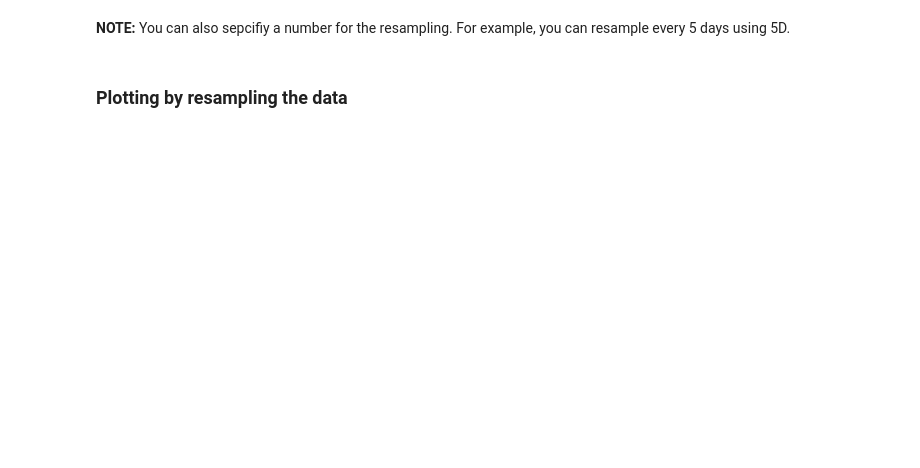
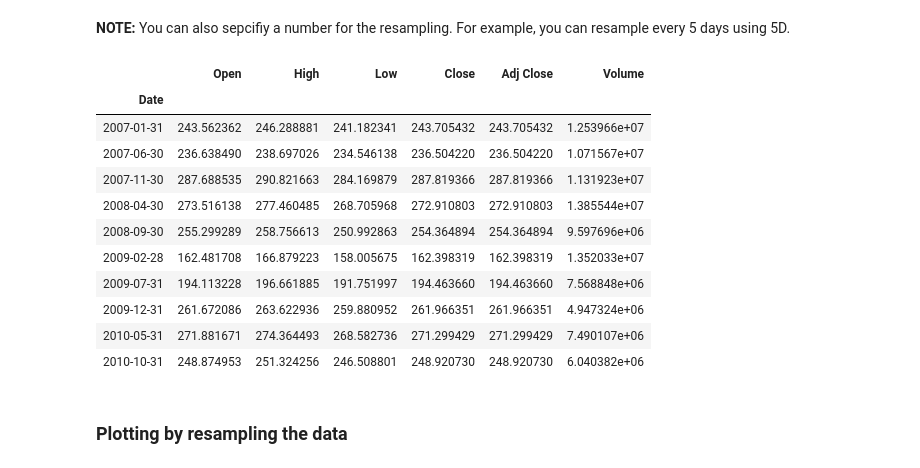
Before and after one commit to jarp/SP22-ITAO, a Jupyter notebook: Class_24_Python_TimeSeries.ipynb, the cells around one changed output. Drawn from its saved outputs; the diff is of its cells as text; code cells hidden in the pictures; blank space fills up the shorter version.

```diff
--- a/Class_24_Python_TimeSeries.ipynb
+++ b/Class_24_Python_TimeSeries.ipynb
@@ -350,7 +609,20 @@ goog.resample('BM').median().head()
 # %% [markdown]
 **NOTE:** You can also sepcifiy a number for the resampling. For example, you can resample every 5 days using 5D.
 # %%
-goog.resample('5D').mean().head(10)
+goog.resample('5M').mean().head(10)
+# %% [output]
+|  | Open | High | Low | Close | Adj Close | Volume |
+| Date |  |  |  |  |  |  |
+| 2007-01-31 | 243.562362 | 246.288881 | 241.182341 | 243.705432 | 243.705432 | 1.253966e+07 |
+| 2007-06-30 | 236.638490 | 238.697026 | 234.546138 | 236.504220 | 236.504220 | 1.071567e+07 |
+| 2007-11-30 | 287.688535 | 290.821663 | 284.169879 | 287.819366 | 287.819366 | 1.131923e+07 |
+| 2008-04-30 | 273.516138 | 277.460485 | 268.705968 | 272.910803 | 272.910803 | 1.385544e+07 |
+| 2008-09-30 | 255.299289 | 258.756613 | 250.992863 | 254.364894 | 254.364894 | 9.597696e+06 |
+| 2009-02-28 | 162.481708 | 166.879223 | 158.005675 | 162.398319 | 162.398319 | 1.352033e+07 |
+| 2009-07-31 | 194.113228 | 196.661885 | 191.751997 | 194.463660 | 194.463660 | 7.568848e+06 |
+| 2009-12-31 | 261.672086 | 263.622936 | 259.880952 | 261.966351 | 261.966351 | 4.947324e+06 |
+| 2010-05-31 | 271.881671 | 274.364493 | 268.582736 | 271.299429 | 271.299429 | 7.490107e+06 |
+| 2010-10-31 | 248.874953 | 251.324256 | 246.508801 | 248.920730 | 248.920730 | 6.040382e+06 |
 # %% [markdown]
 ### Plotting by resampling the data
 # %%
```
Also changed, not shown: parts of 47 cells of this notebook, 2 other files.
